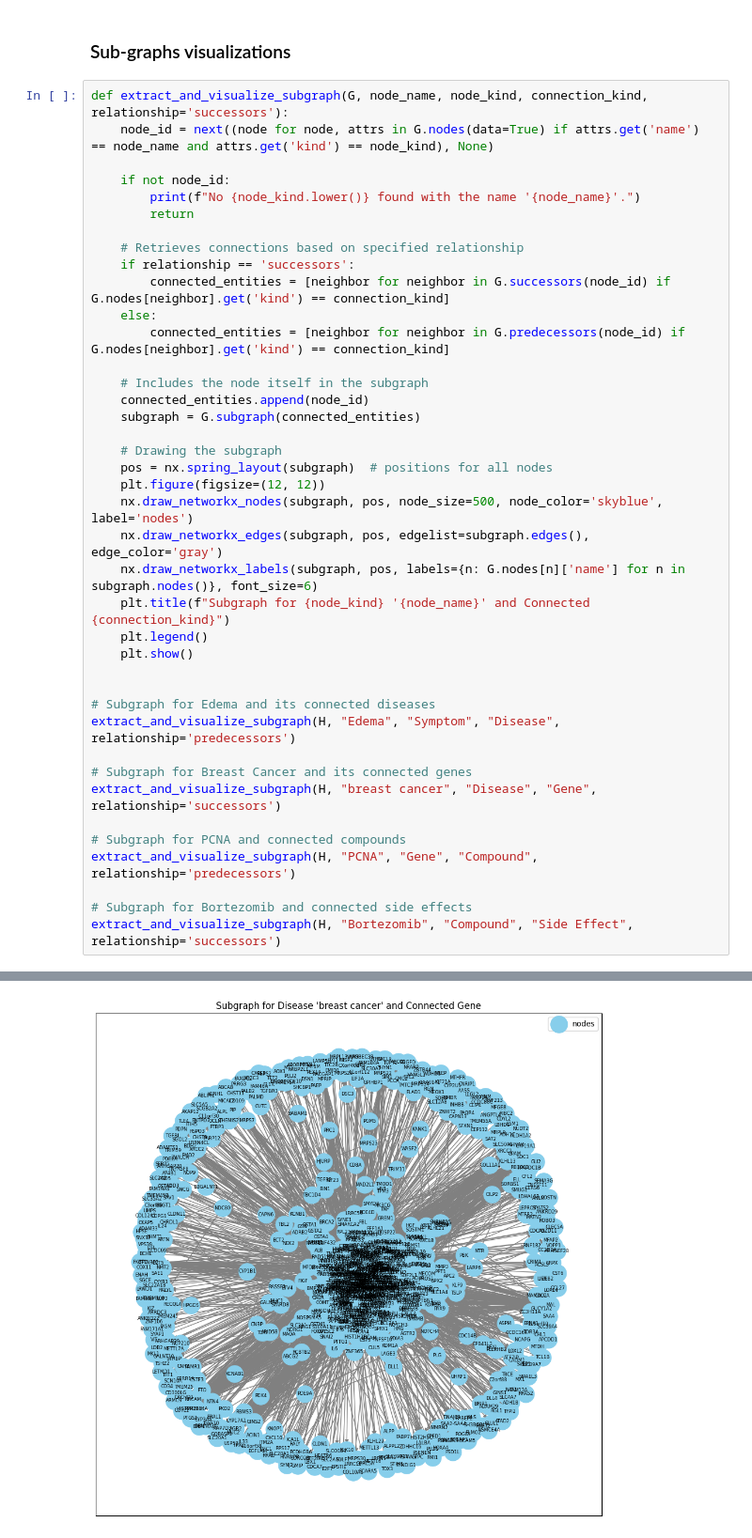
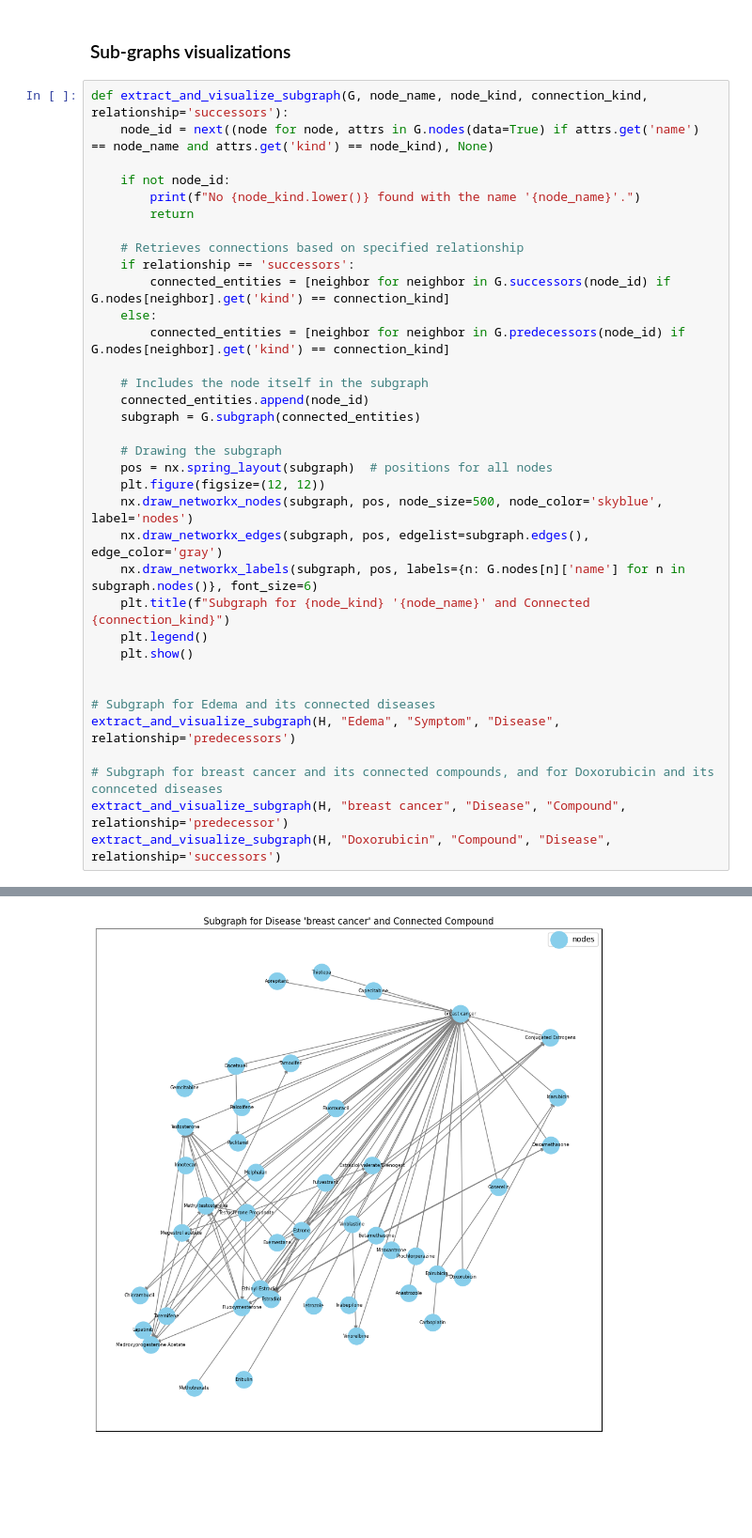
Before and after one commit to MatteoFerraresi/ac4da_project, a Jupyter notebook: script.ipynb, the cells around one changed output, grey strips where cells are left out. Shown at 94% size. Saved outputs shown, nothing was run; the diff lists cells and outputs as text; blank space fills up the shorter version.

```diff
--- a/script.ipynb
+++ b/script.ipynb
@@ -622,12 +582,7 @@ def extract_and_visualize_subgraph(G, node_name, node_kind, connection_kind, rel
 # Subgraph for Edema and its connected diseases
 extract_and_visualize_subgraph(H, "Edema", "Symptom", "Disease", relationship='predecessors')
 
-# Subgraph for Breast Cancer and its connected genes
-extract_and_visualize_subgraph(H, "breast cancer", "Disease", "Gene", relationship='successors')
-
-# Subgraph for PCNA and connected compounds
-extract_and_visualize_subgraph(H, "PCNA", "Gene", "Compound", relationship='predecessors')
-
-# Subgraph for Bortezomib and connected side effects
-extract_and_visualize_subgraph(H, "Bortezomib", "Compound", "Side Effect", relationship='successors')
+# Subgraph for breast cancer and its connected compounds, and for Doxorubicin and its connceted diseases
+extract_and_visualize_subgraph(H, "breast cancer", "Disease", "Compound", relationship='predecessor')
+extract_and_visualize_subgraph(H, "Doxorubicin", "Compound", "Disease", relationship='successors')
 # %% [output]
@@ -635 +590 @@ extract_and_visualize_subgraph(H, "Bortezomib", "Compound", "Side Effect", relat
-[figure, old version]
+[figure, new version]
```
Also changed, not shown: parts of 8 cells of this notebook, 1 other file.
